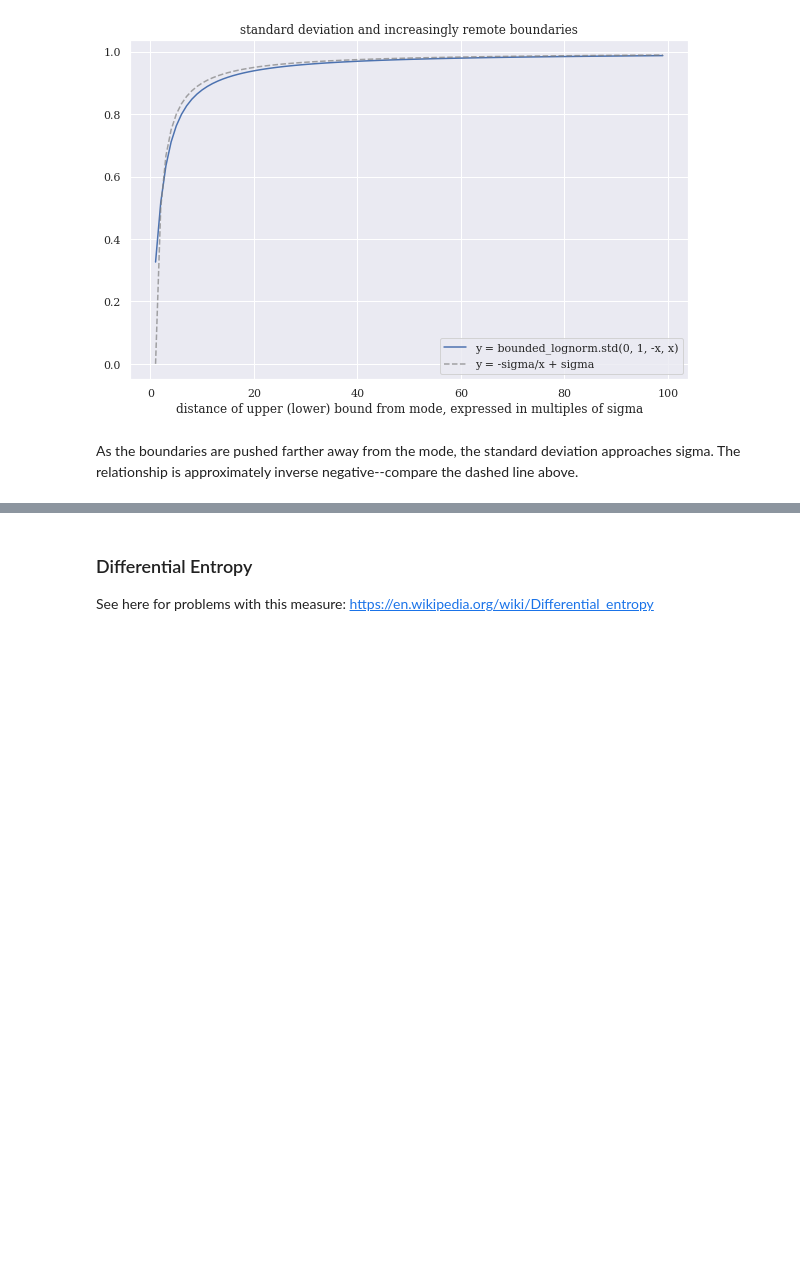
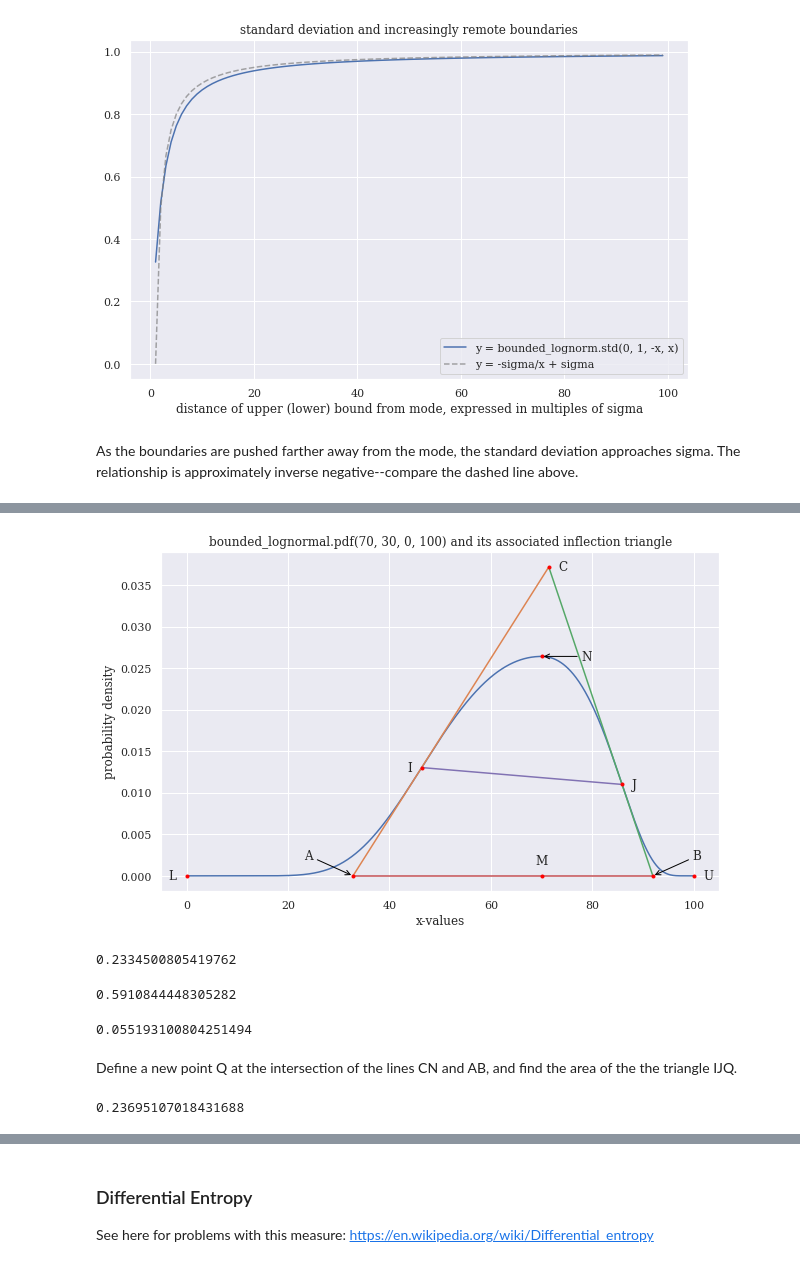
Before and after one commit to tedteske/bounded_lognorm, a Jupyter notebook: bounded_lognorm.ipynb, the cells around one changed output, grey strips where cells are left out. Saved outputs shown, nothing was run; the diff lists cells and outputs as text; code cells hidden in the pictures; blank space fills up the shorter version.

```diff
--- a/bounded_lognorm.ipynb
+++ b/bounded_lognorm.ipynb
@@ -1704,0 +1831,26 @@ As the boundaries are pushed farther away from the mode, the standard deviation
+# %%
+mode, sigma, lower, upper = 70, 30, 0, 100
+specs = plot_triangle(mode, sigma, lower, upper, xmin=None, xmax=None,
+                      return_coords=True, show_coords=False)
+A, B, C, I, J, M, N, L, U = specs
+# %% [output]
+[figure, added]
+# %%
+triangle_area(I, J, M)
+# %% [output]
+0.2334500805419762
+# %%
+length(A, B) / length(L, U)
+# %% [output]
+0.5910844448305282
+# %%
+np.rad2deg(np.arctan(slope(C, A)))  # angle in degrees of AC
+# %% [output]
+0.055193100804251494
+# %% [markdown]
+Define a new point Q at the intersection of the lines CN and AB, and find the area of the the triangle IJQ.
+# %%
+Q = intersection(C, N, A, B)
+triangle_area(I, J, Q)
+# %% [output]
+0.23695107018431688
```
Also changed, not shown: parts of 32 cells of this notebook.
